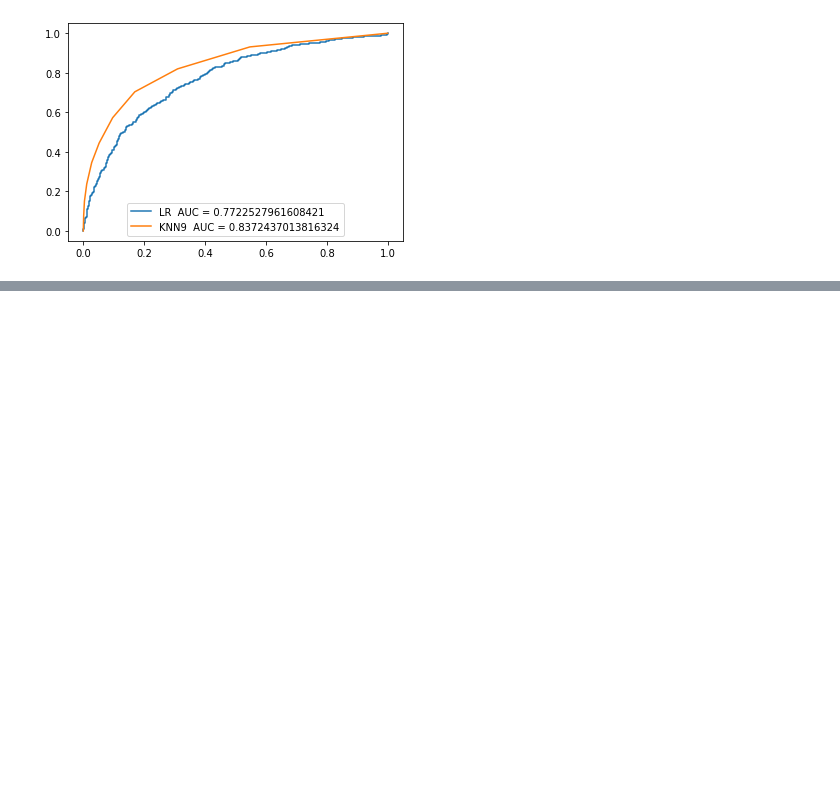
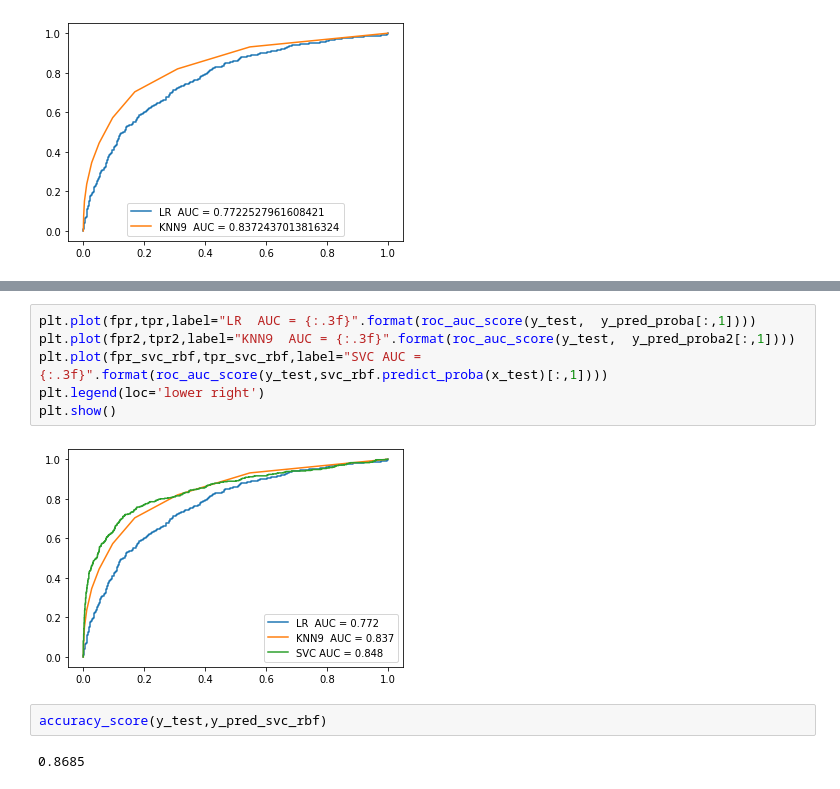
Before and after one commit to Aymen135/TP_machinelearning, a Jupyter notebook: TP3/TP3.ipynb, the cells around one changed output, grey strips where cells are left out. Drawn from its saved outputs; the diff is of its cells as text; blank space fills up the shorter version.

```diff
--- a/TP3/TP3.ipynb
+++ b/TP3/TP3.ipynb
@@ -373,0 +428,12 @@ plt.show()
+# %%
+plt.plot(fpr,tpr,label="LR  AUC = {:.3f}".format(roc_auc_score(y_test,  y_pred_proba[:,1])))
+plt.plot(fpr2,tpr2,label="KNN9  AUC = {:.3f}".format(roc_auc_score(y_test,  y_pred_proba2[:,1])))
+plt.plot(fpr_svc_rbf,tpr_svc_rbf,label="SVC AUC = {:.3f}".format(roc_auc_score(y_test,svc_rbf.predict_proba(x_test)[:,1])))
+plt.legend(loc='lower right')
+plt.show()
+# %% [output]
+[figure, added]
+# %%
+accuracy_score(y_test,y_pred_svc_rbf)
+# %% [output]
+0.8685
```
Also changed, not shown: parts of 21 cells of this notebook, 1 other file.
